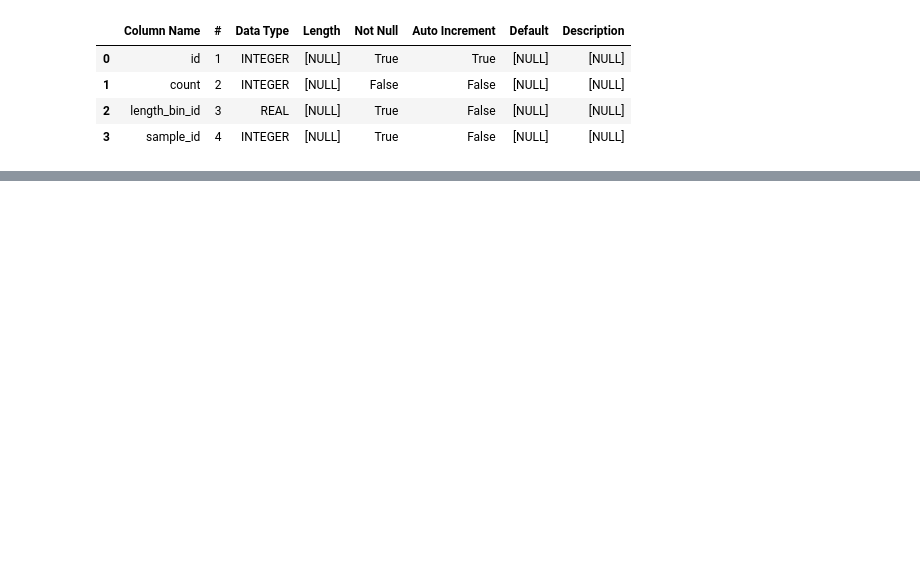
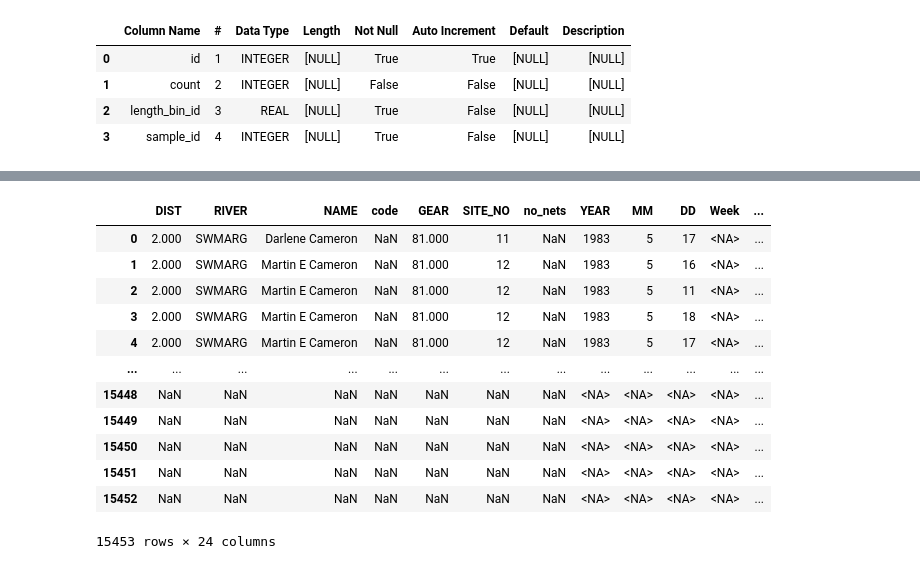
Before and after one commit to dfo-gulf-science/Gaspereau, a Jupyter notebook: 8. Data Wrangling - matching and creating tables.ipynb, the cells around one changed output, grey strips where cells are left out. Saved outputs shown, nothing was run; the diff lists cells and outputs as text; code cells hidden in the pictures; blank space fills up the shorter version.

Commit message:
probably need a different approach to merging and reformatting data

```diff
--- a/8. Data Wrangling - matching and creating tables.ipynb
+++ b/8. Data Wrangling - matching and creating tables.ipynb
@@ -544,0 +478,38 @@ append_available_data(df_SD, spec, matched_columns)
+# %%
+# many unmatched columns on both sides. CONFIRM: how do deal with this
+sample_matched_columns = {
+    'id': 'id',
+    'type': '',
+    'sample_date': 'DATETIME',
+    'sampler_ref_number': '',
+    'survey_id': '',
+    'latitude_n': '',
+    'longitude_w': '',
+    'experimental_net_used': '',
+    'vessel_cfvn': '',
+    'catch_weight_lbs': 'catch_lbs',
+    'sample_weight_lbs': '',
+    'total_fish_measured': '',
+    'total_fish_preserved': '',
+    'remarks': 'comments',
+    'old_id': '',
+    'season': '',
+    'lab_processing_complete': '',
+    'otolith_processing_complete': '',
+    'creation_date': '',
+    'last_modified_date': '',
+    'created_by_id': '',
+    'district_id': 'DIST',
+    'fishing_area_id': '',
+    'gear_id': 'GEAR',
+    'last_modified_by_id': '',
+    'mesh_size_id': '',
+    'port_id': '',
+    'sampler_id': 'last_name',
+    'season_type': '',
+    'species_id': '',
+    'egg_processing_complete': '',
+    'TIMESTAMP': ''
+}
+
+append_available_data(df_SD, gaspereau_sample, sample_matched_columns)
@@ -544,0 +530,16 @@ append_available_data(df_SD, spec, matched_columns)
+# %%
+df_SD.rename(columns=sample_matched_columns)
+# %% [output]
+|  | DIST | RIVER | NAME | code | GEAR | SITE_NO | no_nets | YEAR | MM | DD | Week | ... |
+| 0 | 2.000 | SWMARG | Darlene Cameron | NaN | 81.000 | 11 | NaN | 1983 | 5 | 17 | <NA> | ... |
+| 1 | 2.000 | SWMARG | Martin E Cameron | NaN | 81.000 | 12 | NaN | 1983 | 5 | 16 | <NA> | ... |
+| 2 | 2.000 | SWMARG | Martin E Cameron | NaN | 81.000 | 12 | NaN | 1983 | 5 | 11 | <NA> | ... |
+| 3 | 2.000 | SWMARG | Martin E Cameron | NaN | 81.000 | 12 | NaN | 1983 | 5 | 18 | <NA> | ... |
+| 4 | 2.000 | SWMARG | Martin E Cameron | NaN | 81.000 | 12 | NaN | 1983 | 5 | 17 | <NA> | ... |
+| ... | ... | ... | ... | ... | ... | ... | ... | ... | ... | ... | ... | ... |
+| 15448 | NaN | NaN | NaN | NaN | NaN | NaN | NaN | <NA> | <NA> | <NA> | <NA> | ... |
+| 15449 | NaN | NaN | NaN | NaN | NaN | NaN | NaN | <NA> | <NA> | <NA> | <NA> | ... |
+| 15450 | NaN | NaN | NaN | NaN | NaN | NaN | NaN | <NA> | <NA> | <NA> | <NA> | ... |
+| 15451 | NaN | NaN | NaN | NaN | NaN | NaN | NaN | <NA> | <NA> | <NA> | <NA> | ... |
+| 15452 | NaN | NaN | NaN | NaN | NaN | NaN | NaN | <NA> | <NA> | <NA> | <NA> | ... |
+15453 rows × 24 columns
```
Also changed, not shown: parts of 19 cells of this notebook.
